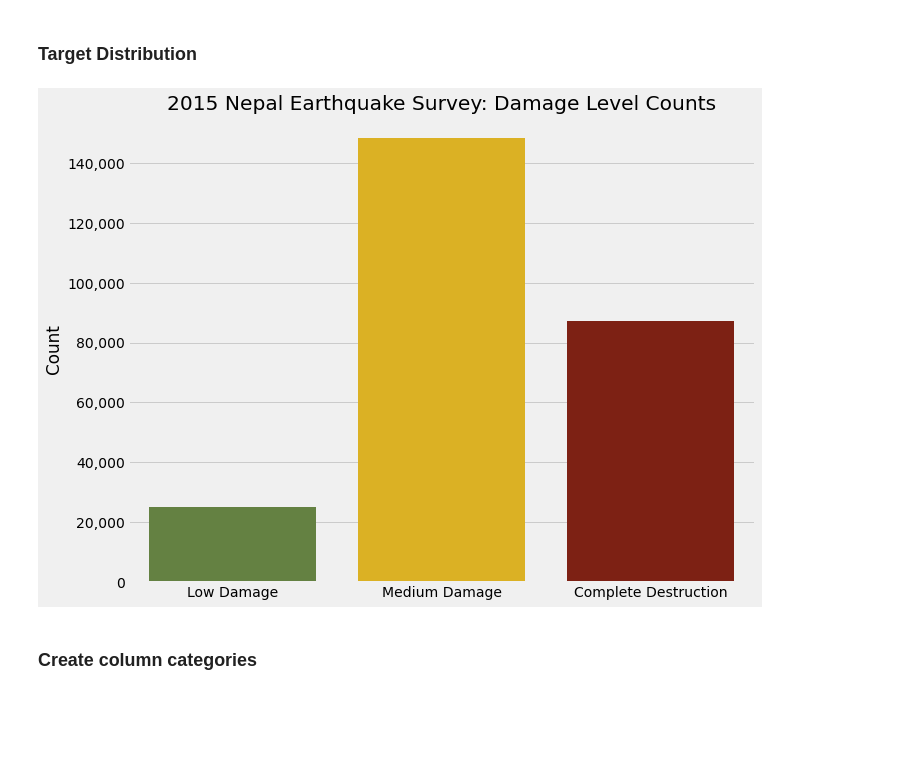
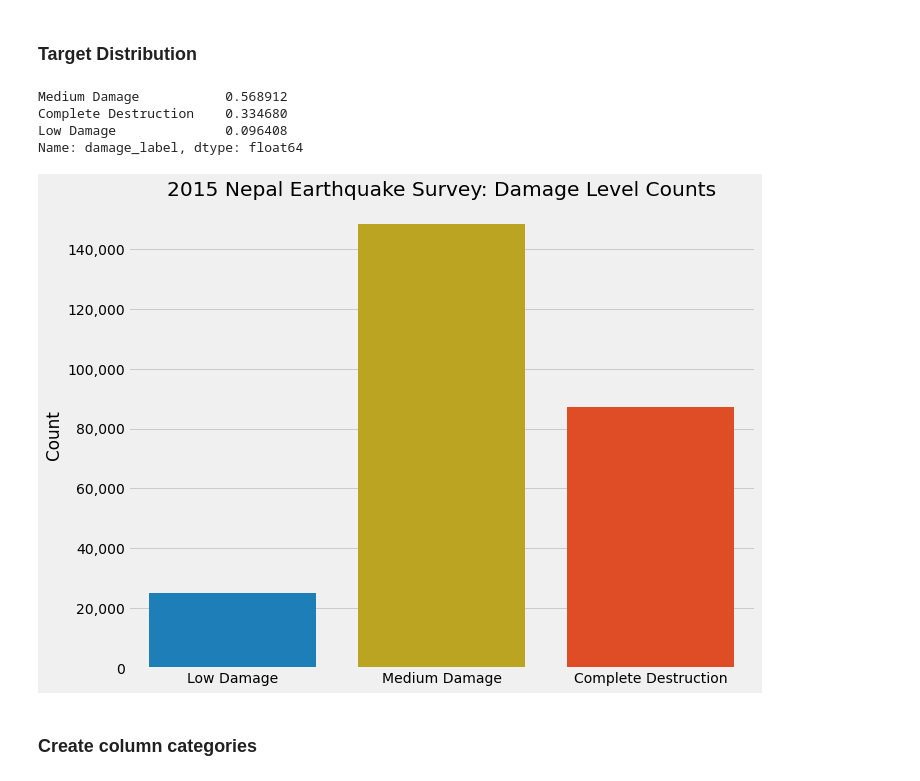
Before and after one commit to fivearm/Capstone_Repo, a Jupyter notebook: Data_Exploration.ipynb, the cells around one changed output. Drawn from its saved outputs; the diff is of its cells as text; code cells hidden in the pictures; blank space fills up the shorter version.

Commit message:
added plots

```diff
--- a/Data_Exploration.ipynb
+++ b/Data_Exploration.ipynb
@@ -46,19 +46,26 @@ memory usage: 89.5+ MB
 # %%
 df['damage_label'] = df.damage_grade.map(
     {1:'Low Damage', 2:'Medium Damage', 3:'Complete Destruction'})
+# %%
+df.damage_label.value_counts(normalize=True)
+# %% [output]
+Medium Damage           0.568912
+Complete Destruction    0.334680
+Low Damage              0.096408
+Name: damage_label, dtype: float64
 # %%
-palette = {'Low Damage' : 'xkcd:moss green',
-           'Medium Damage': 'xkcd:goldenrod',
-           'Complete Destruction': 'xkcd:brick red'}
+palette = {'Low Damage' : 'xkcd:cerulean',
+           'Medium Damage': 'xkcd:dark yellow',
+           'Complete Destruction': 'xkcd:red orange'}
 fig, ax = plt.subplots(figsize=(10,8))
 ax = sns.countplot(x='damage_label', data=df, palette=palette,
                    order=['Low Damage', 'Medium Damage', 'Complete Destruction'])
 ax.yaxis.set_major_formatter(mpl.ticker.StrMethodFormatter('{x:,.0f}'))
 ax.set_xlabel('')
 ax.set_ylabel('Count')
 ax.set_title('2015 Nepal Earthquake Survey: Damage Level Counts');
 # %% [output]
-[figure, old version]
+[figure, new version]
 # %% [markdown]
 ### Create column categories
 # %%
```
Also changed, not shown: parts of 16 cells of this notebook, 1 other file.
